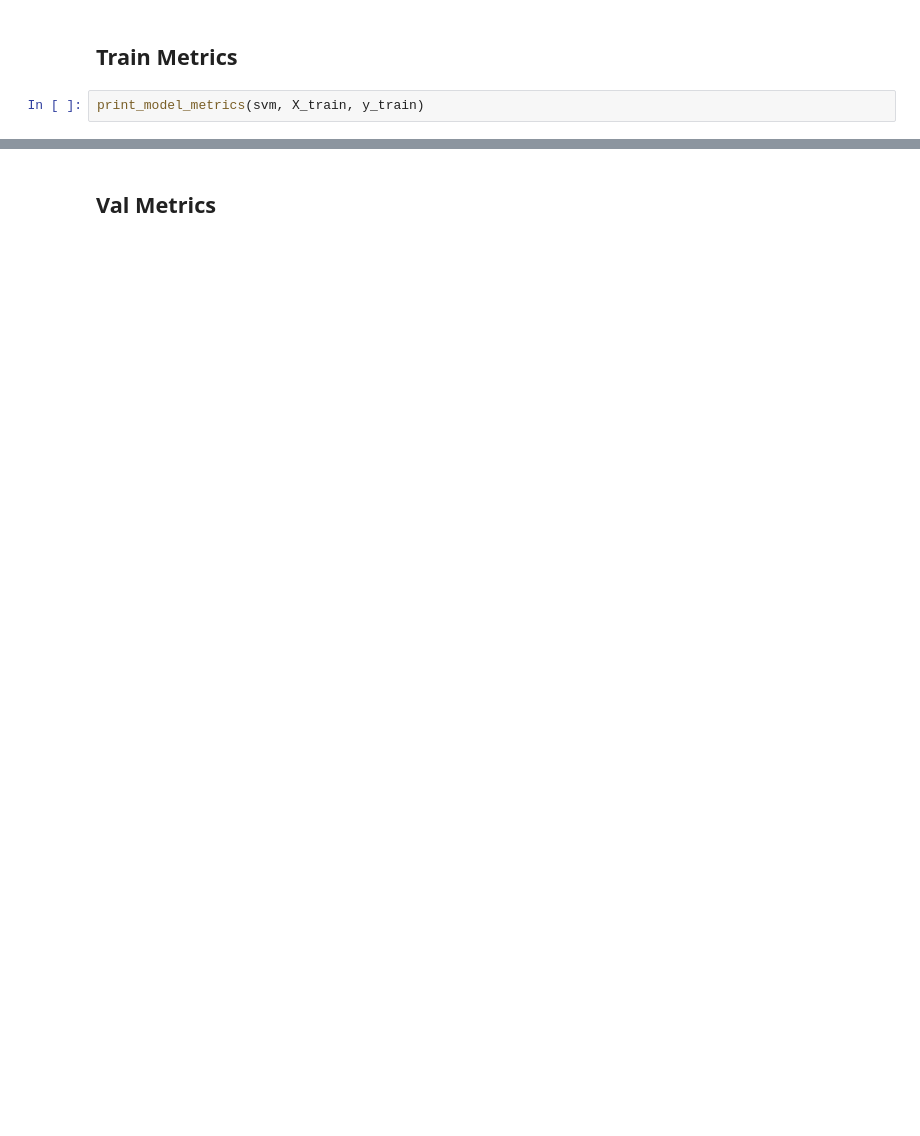
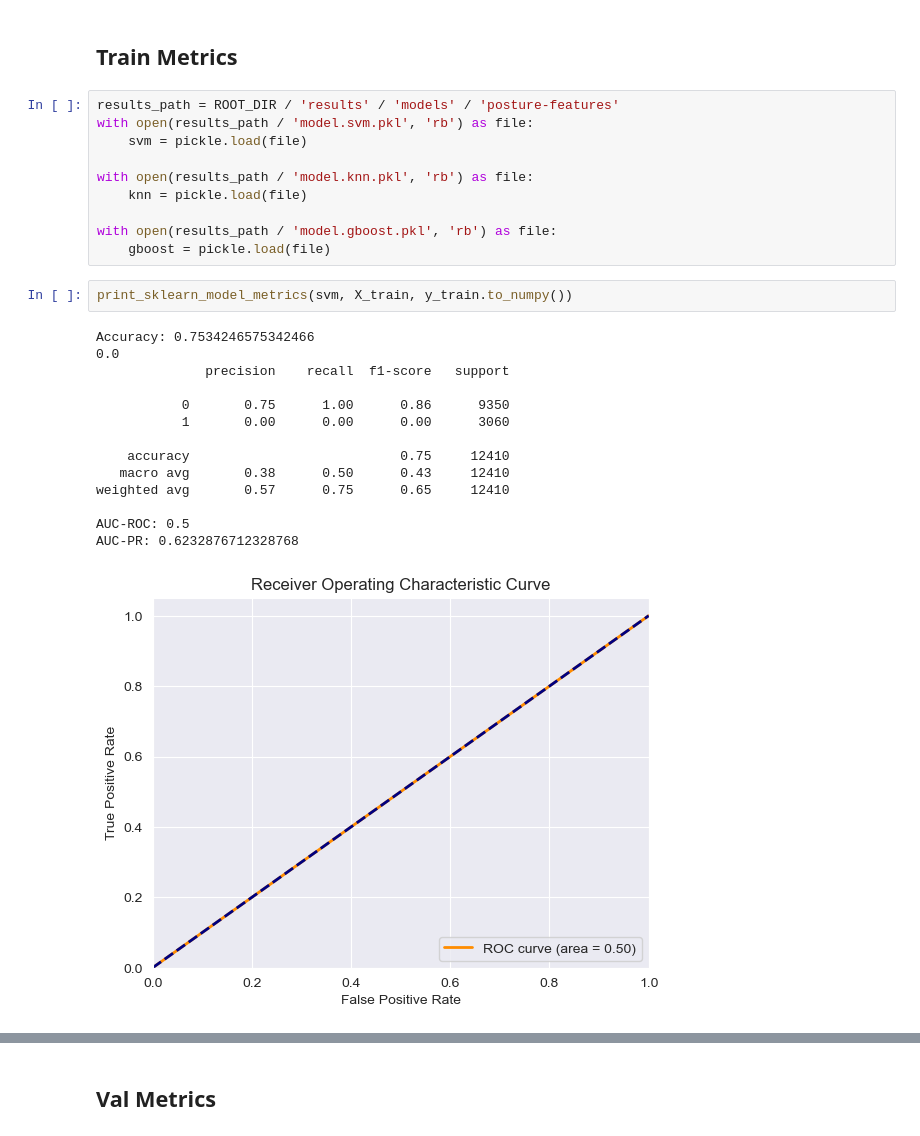
Before and after one commit to jose-2001/AIForIMUParkinsonData, a Jupyter notebook: notebooks/models/s4-posture-features-models.ipynb, the cells around one changed output, grey strips where cells are left out. Drawn from its saved outputs; the diff is of its cells as text; blank space fills up the shorter version.

Commit message:
feat (posture-model): Trained and saved models. Traina and val metrics added.

```diff
--- a/notebooks/models/s4-posture-features-models.ipynb
+++ b/notebooks/models/s4-posture-features-models.ipynb
@@ -48,4 +59,29 @@ Started Grid Search - Model: SVM
 # %% [markdown]
 ## Train Metrics
+# %%
+results_path = ROOT_DIR / 'results' / 'models' / 'posture-features'
+with open(results_path / 'model.svm.pkl', 'rb') as file:
+    svm = pickle.load(file)
+
+with open(results_path / 'model.knn.pkl', 'rb') as file:
+    knn = pickle.load(file)
+
+with open(results_path / 'model.gboost.pkl', 'rb') as file:
+    gboost = pickle.load(file)
 # %%
-print_model_metrics(svm, X_train, y_train)
+print_sklearn_model_metrics(svm, X_train, y_train.to_numpy())
+# %% [output]
+Accuracy: 0.7534246575342466
+0.0
+              precision    recall  f1-score   support
+
+           0       0.75      1.00      0.86      9350
+           1       0.00      0.00      0.00      3060
+
+    accuracy                           0.75     12410
+   macro avg       0.38      0.50      0.43     12410
+weighted avg       0.57      0.75      0.65     12410
+
+AUC-ROC: 0.5
+AUC-PR: 0.6232876712328768
+[figure, added]
```
Also changed, not shown: parts of 9 cells of this notebook, 3 other files.
